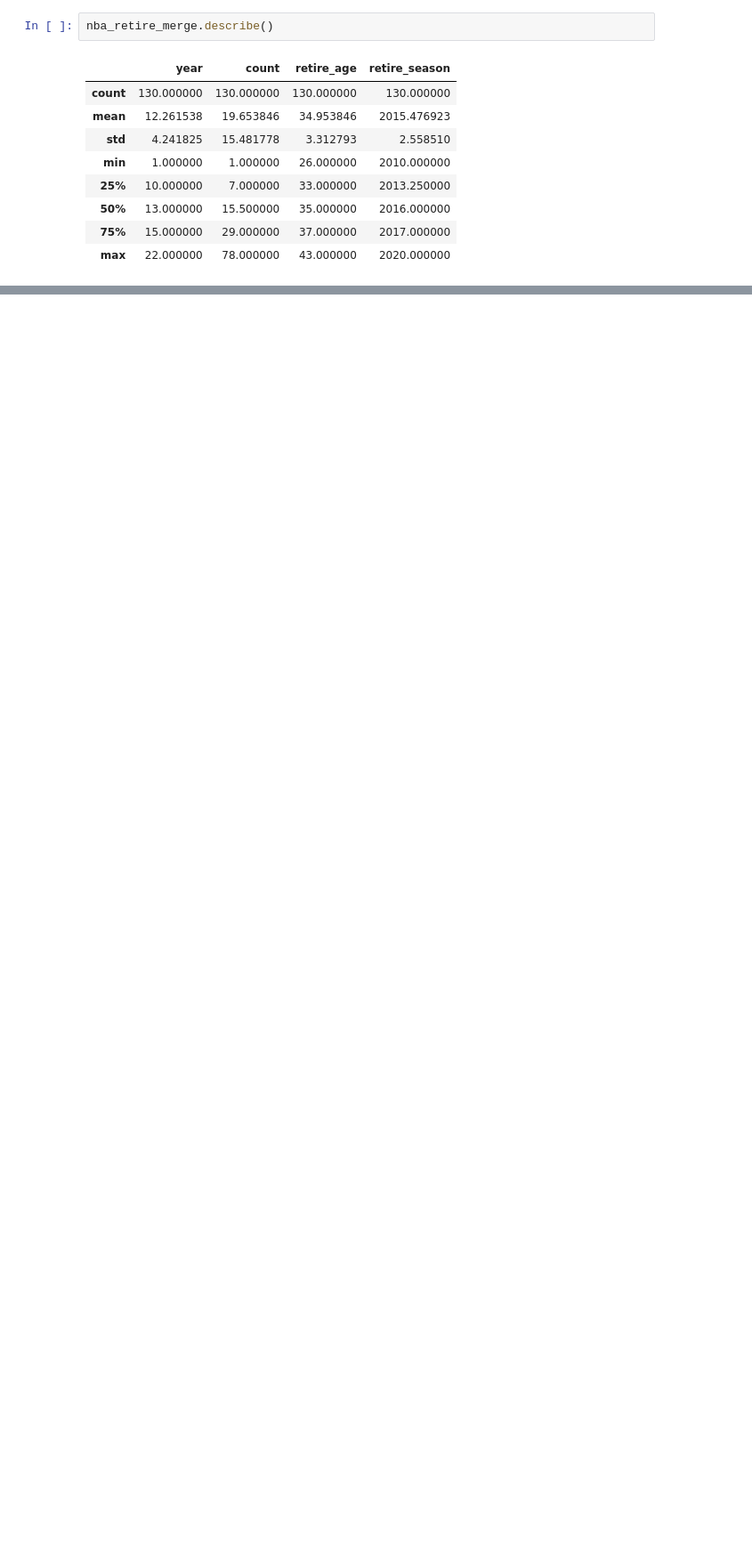
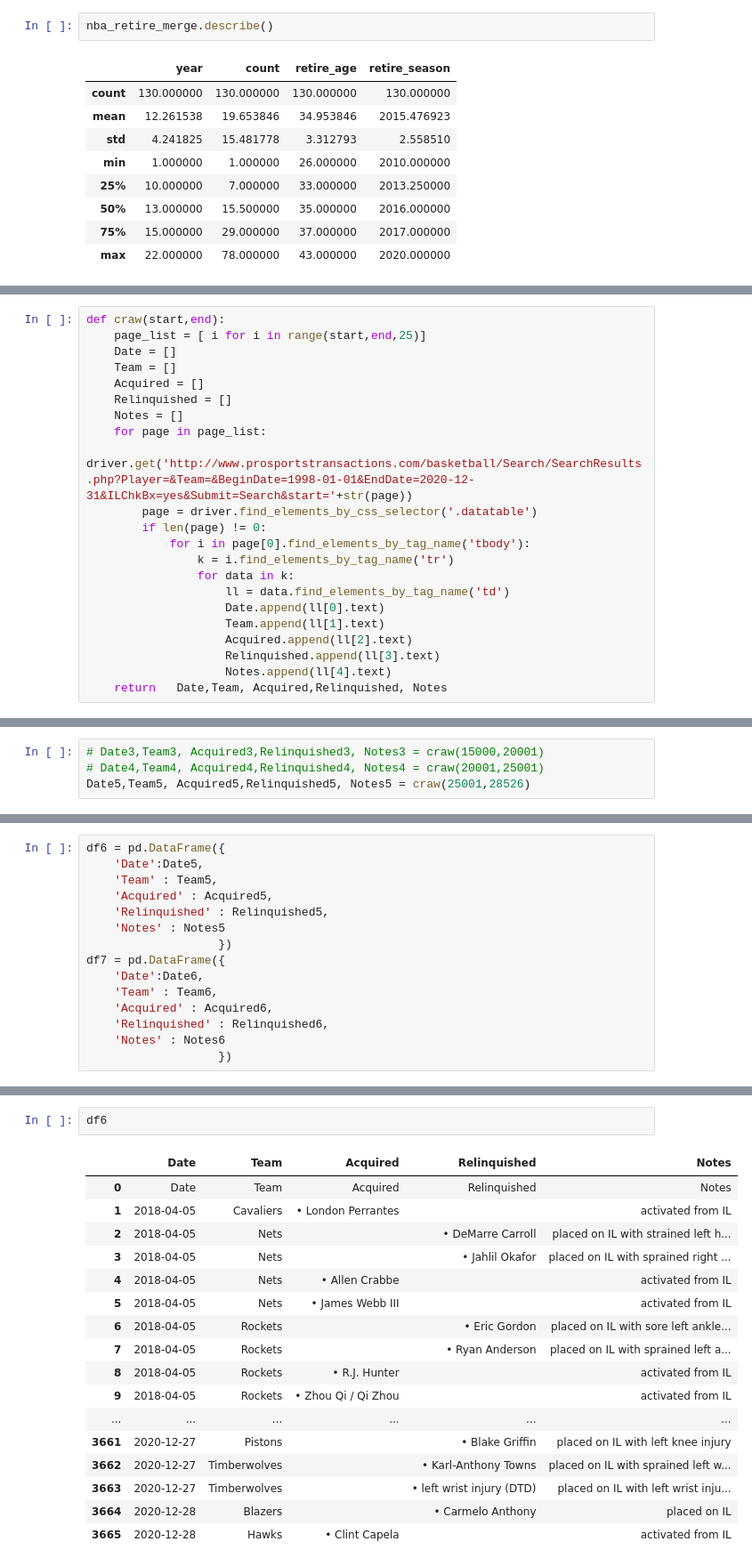
Before and after one commit to sc303030/NBA, a Jupyter notebook: fisrt.ipynb, the cells around one changed output, grey strips where cells are left out. Shown at 89% size. Saved outputs shown, nothing was run; the diff lists cells and outputs as text; blank space fills up the shorter version.

```diff
--- a/fisrt.ipynb
+++ b/fisrt.ipynb
@@ -225,0 +260,22 @@ nba_retire_merge.describe()
+# %%
+def craw(start,end):
+    page_list = [ i for i in range(start,end,25)]
+    Date = []
+    Team = []
+    Acquired = []
+    Relinquished = []
+    Notes = []
+    for page in page_list:
+        driver.get('http://www.prosportstransactions.com/basketball/Search/SearchResults.php?Player=&Team=&BeginDate=1998-01-01&EndDate=2020-12-31&ILChkBx=yes&Submit=Search&start='+str(page))
+        page = driver.find_elements_by_css_selector('.datatable')
+        if len(page) != 0:
+            for i in page[0].find_elements_by_tag_name('tbody'):
+                k = i.find_elements_by_tag_name('tr')
+                for data in k:
+                    ll = data.find_elements_by_tag_name('td')
+                    Date.append(ll[0].text)
+                    Team.append(ll[1].text)
+                    Acquired.append(ll[2].text)
+                    Relinquished.append(ll[3].text)
+                    Notes.append(ll[4].text)
+    return   Date,Team, Acquired,Relinquished, Notes
@@ -225,0 +288,4 @@ nba_retire_merge.describe()
+# %%
+# Date3,Team3, Acquired3,Relinquished3, Notes3 = craw(15000,20001)
+# Date4,Team4, Acquired4,Relinquished4, Notes4 = craw(20001,25001)
+Date5,Team5, Acquired5,Relinquished5, Notes5 = craw(25001,28526)
@@ -225,0 +334,15 @@ nba_retire_merge.describe()
+# %%
+df6 = pd.DataFrame({
+    'Date':Date5,
+    'Team' : Team5,
+    'Acquired' : Acquired5,
+    'Relinquished' : Relinquished5,
+    'Notes' : Notes5
+                   })
+df7 = pd.DataFrame({
+    'Date':Date6,
+    'Team' : Team6,
+    'Acquired' : Acquired6,
+    'Relinquished' : Relinquished6,
+    'Notes' : Notes6
+                   })
@@ -225,0 +359,20 @@ nba_retire_merge.describe()
+# %%
+df6
+# %% [output]
+|  | Date | Team | Acquired | Relinquished | Notes |
+| 0 | Date | Team | Acquired | Relinquished | Notes |
+| 1 | 2018-04-05 | Cavaliers | • London Perrantes |  | activated from IL |
+| 2 | 2018-04-05 | Nets |  | • DeMarre Carroll | placed on IL with strained left h... |
+| 3 | 2018-04-05 | Nets |  | • Jahlil Okafor | placed on IL with sprained right ... |
+| 4 | 2018-04-05 | Nets | • Allen Crabbe |  | activated from IL |
+| 5 | 2018-04-05 | Nets | • James Webb III |  | activated from IL |
+| 6 | 2018-04-05 | Rockets |  | • Eric Gordon | placed on IL with sore left ankle... |
+| 7 | 2018-04-05 | Rockets |  | • Ryan Anderson | placed on IL with sprained left a... |
+| 8 | 2018-04-05 | Rockets | • R.J. Hunter |  | activated from IL |
+| 9 | 2018-04-05 | Rockets | • Zhou Qi / Qi Zhou |  | activated from IL |
+| ... | ... | ... | ... | ... | ... |
+| 3661 | 2020-12-27 | Pistons |  | • Blake Griffin | placed on IL with left knee injury |
+| 3662 | 2020-12-27 | Timberwolves |  | • Karl-Anthony Towns | placed on IL with sprained left w... |
+| 3663 | 2020-12-27 | Timberwolves |  | • left wrist injury (DTD) | placed on IL with left wrist inju... |
+| 3664 | 2020-12-28 | Blazers |  | • Carmelo Anthony | placed on IL |
+| 3665 | 2020-12-28 | Hawks | • Clint Capela |  | activated from IL |
```
Also changed, not shown: parts of 19 cells of this notebook, 8 other files.
